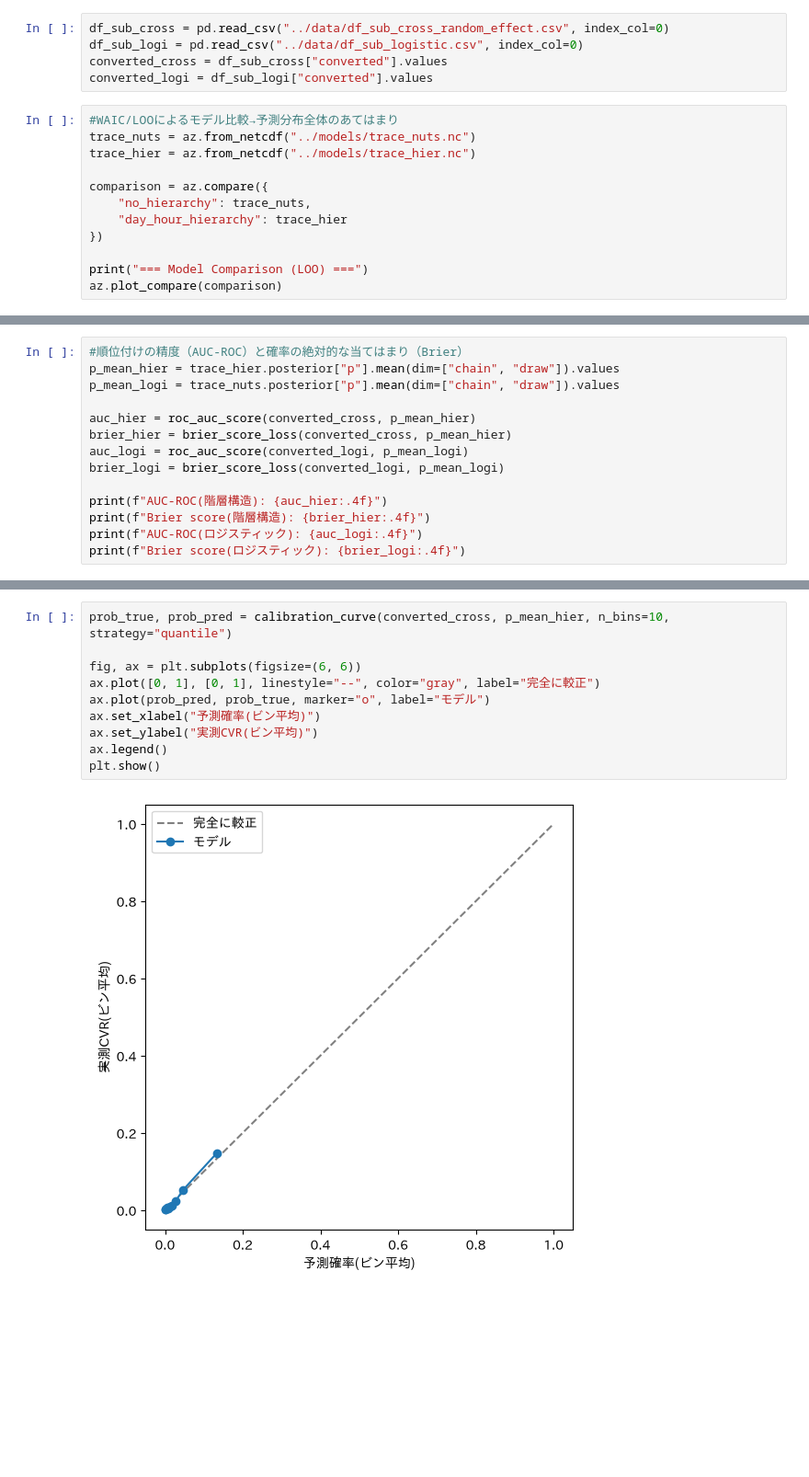
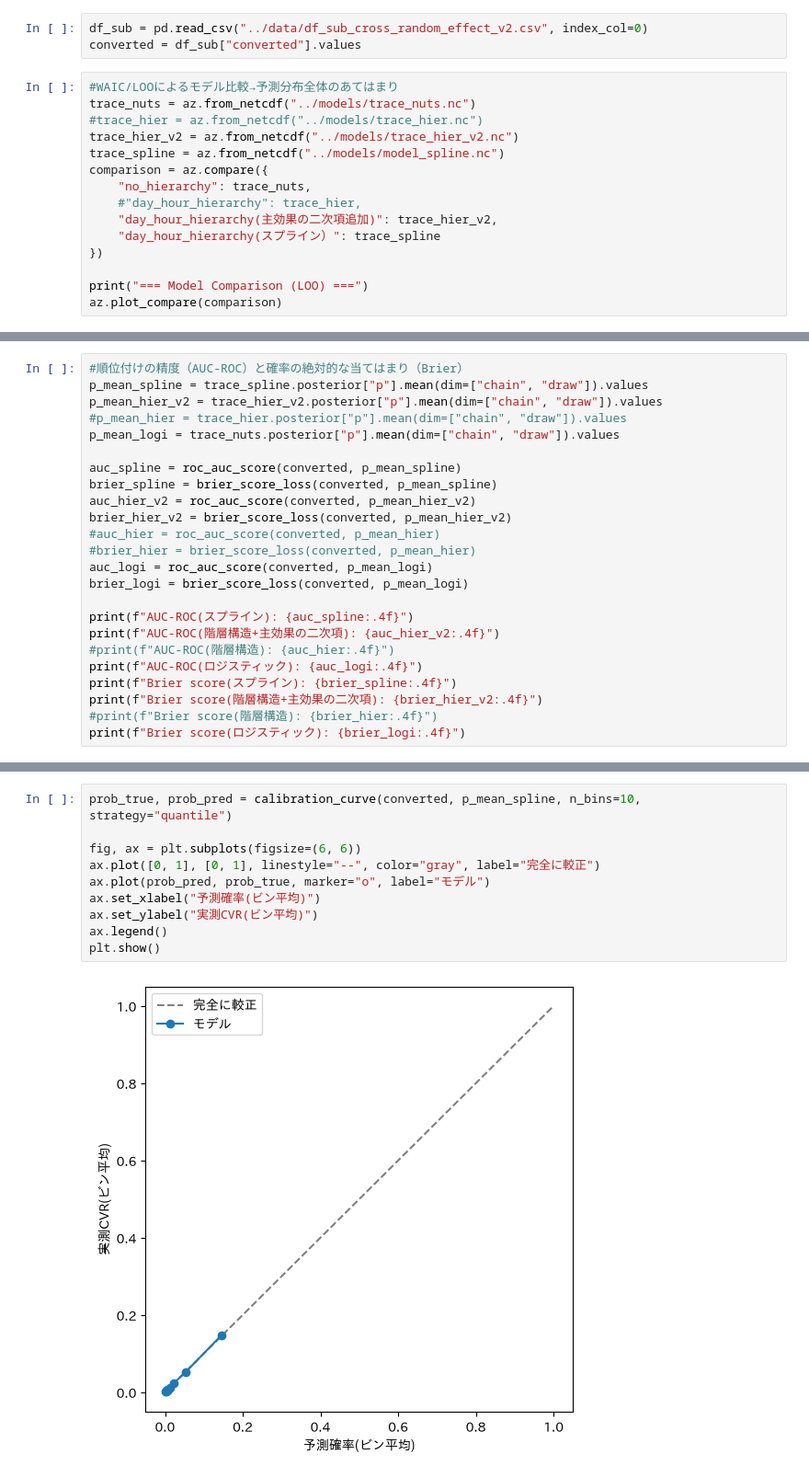
Before and after one commit to karahashimanato/bayesian-A-B-testing, a Jupyter notebook: notebooks/evaluation.ipynb, the cells around one changed output, grey strips where cells are left out. Shown at 92% size. Saved outputs shown, nothing was run; the diff lists cells and outputs as text; blank space fills up the shorter version.

```diff
--- a/notebooks/evaluation.ipynb
+++ b/notebooks/evaluation.ipynb
@@ -7,18 +8,19 @@ from sklearn.calibration import calibration_curve
 import matplotlib.pyplot as plt
 import japanize_matplotlib
 # %%
-df_sub_cross = pd.read_csv("../data/df_sub_cross_random_effect.csv", index_col=0)
-df_sub_logi = pd.read_csv("../data/df_sub_logistic.csv", index_col=0)
-converted_cross = df_sub_cross["converted"].values
-converted_logi = df_sub_logi["converted"].values
+df_sub = pd.read_csv("../data/df_sub_cross_random_effect_v2.csv", index_col=0)
+converted = df_sub["converted"].values
 # %%
 #WAIC/LOOによるモデル比較→予測分布全体のあてはまり
 trace_nuts = az.from_netcdf("../models/trace_nuts.nc")
-trace_hier = az.from_netcdf("../models/trace_hier.nc")
-
+#trace_hier = az.from_netcdf("../models/trace_hier.nc")
+trace_hier_v2 = az.from_netcdf("../models/trace_hier_v2.nc")
+trace_spline = az.from_netcdf("../models/model_spline.nc")
 comparison = az.compare({
     "no_hierarchy": trace_nuts,
-    "day_hour_hierarchy": trace_hier
+    #"day_hour_hierarchy": trace_hier,
+    "day_hour_hierarchy(主効果の二次項追加)": trace_hier_v2,
+    "day_hour_hierarchy(スプライン）": trace_spline
 })
 
 print("=== Model Comparison (LOO) ===")
@@ -36,15 +39,25 @@ comparison
 # %%
 #順位付けの精度（AUC-ROC）と確率の絶対的な当てはまり（Brier）
-p_mean_hier = trace_hier.posterior["p"].mean(dim=["chain", "draw"]).values
+p_mean_spline = trace_spline.posterior["p"].mean(dim=["chain", "draw"]).values
+p_mean_hier_v2 = trace_hier_v2.posterior["p"].mean(dim=["chain", "draw"]).values
+#p_mean_hier = trace_hier.posterior["p"].mean(dim=["chain", "draw"]).values
 p_mean_logi = trace_nuts.posterior["p"].mean(dim=["chain", "draw"]).values
 
-auc_hier = roc_auc_score(converted_cross, p_mean_hier)
-brier_hier = brier_score_loss(converted_cross, p_mean_hier)
-auc_logi = roc_auc_score(converted_logi, p_mean_logi)
-brier_logi = brier_score_loss(converted_logi, p_mean_logi)
+auc_spline = roc_auc_score(converted, p_mean_spline)
+brier_spline = brier_score_loss(converted, p_mean_spline)
+auc_hier_v2 = roc_auc_score(converted, p_mean_hier_v2)
+brier_hier_v2 = brier_score_loss(converted, p_mean_hier_v2)
+#auc_hier = roc_auc_score(converted, p_mean_hier)
+#brier_hier = brier_score_loss(converted, p_mean_hier)
+auc_logi = roc_auc_score(converted, p_mean_logi)
+brier_logi = brier_score_loss(converted, p_mean_logi)
 
-print(f"AUC-ROC(階層構造): {auc_hier:.4f}")
-print(f"Brier score(階層構造): {brier_hier:.4f}")
+print(f"AUC-ROC(スプライン): {auc_spline:.4f}")
+print(f"AUC-ROC(階層構造+主効果の二次項): {auc_hier_v2:.4f}")
+#print(f"AUC-ROC(階層構造): {auc_hier:.4f}")
 print(f"AUC-ROC(ロジスティック): {auc_logi:.4f}")
+print(f"Brier score(スプライン): {brier_spline:.4f}")
+print(f"Brier score(階層構造+主効果の二次項): {brier_hier_v2:.4f}")
+#print(f"Brier score(階層構造): {brier_hier:.4f}")
 print(f"Brier score(ロジスティック): {brier_logi:.4f}")
 # %% [output]
@@ -76,14 +91,14 @@ Pareto k diagnostic values:
    (0.70, 1]   (bad)          0    0.0%
     (1, Inf)   (very bad)     0    0.0%
 # %%
-prob_true, prob_pred = calibration_curve(converted_cross, p_mean_hier, n_bins=10, strategy="quantile")
+prob_true, prob_pred = calibration_curve(converted, p_mean_spline, n_bins=10, strategy="quantile")
 
 fig, ax = plt.subplots(figsize=(6, 6))
 ax.plot([0, 1], [0, 1], linestyle="--", color="gray", label="完全に較正")
 ax.plot(prob_pred, prob_true, marker="o", label="モデル")
 ax.set_xlabel("予測確率(ビン平均)")
 ax.set_ylabel("実測CVR(ビン平均)")
 ax.legend()
 plt.show()
 # %% [output]
-[figure, old version]
+[figure, new version]
```
Also changed, not shown: parts of 12 cells of this notebook, 12 other files.
